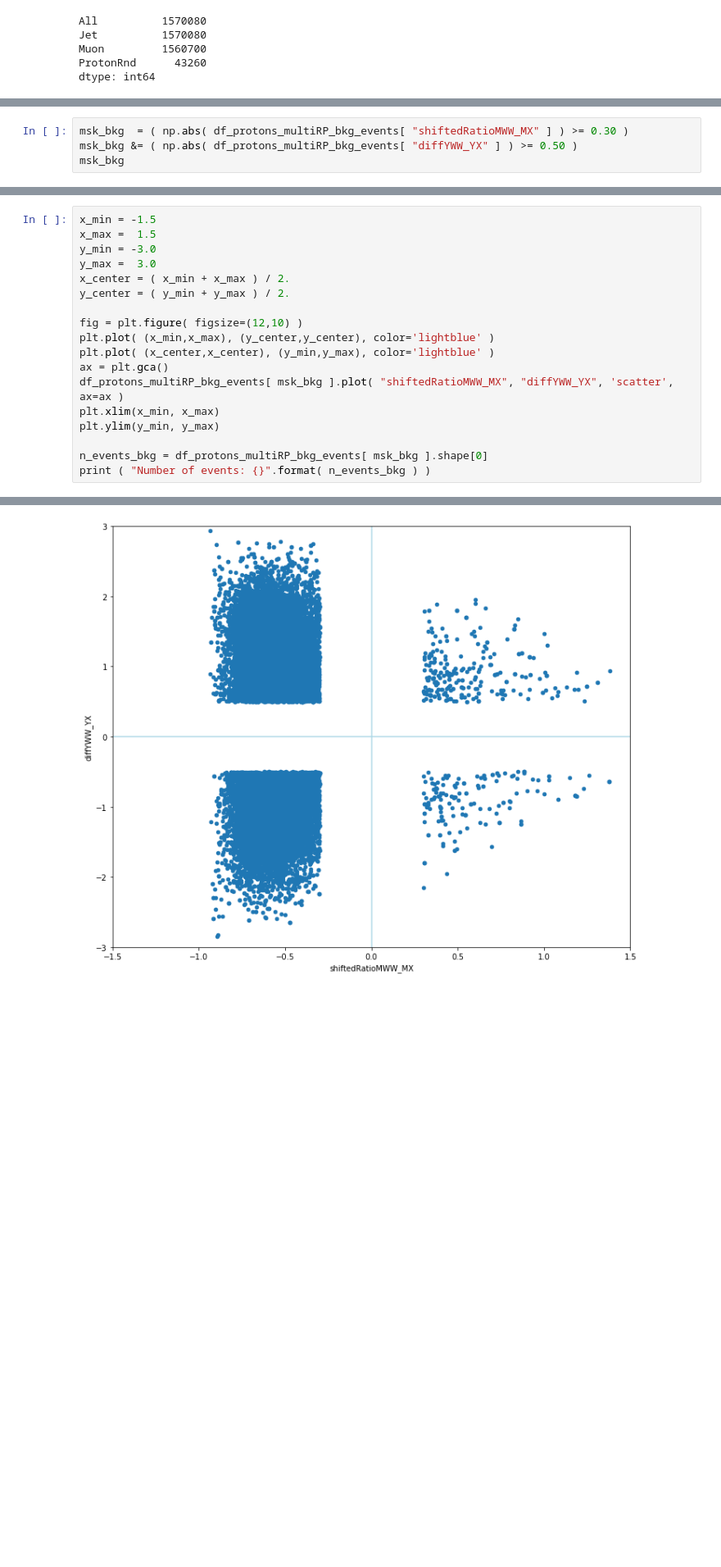
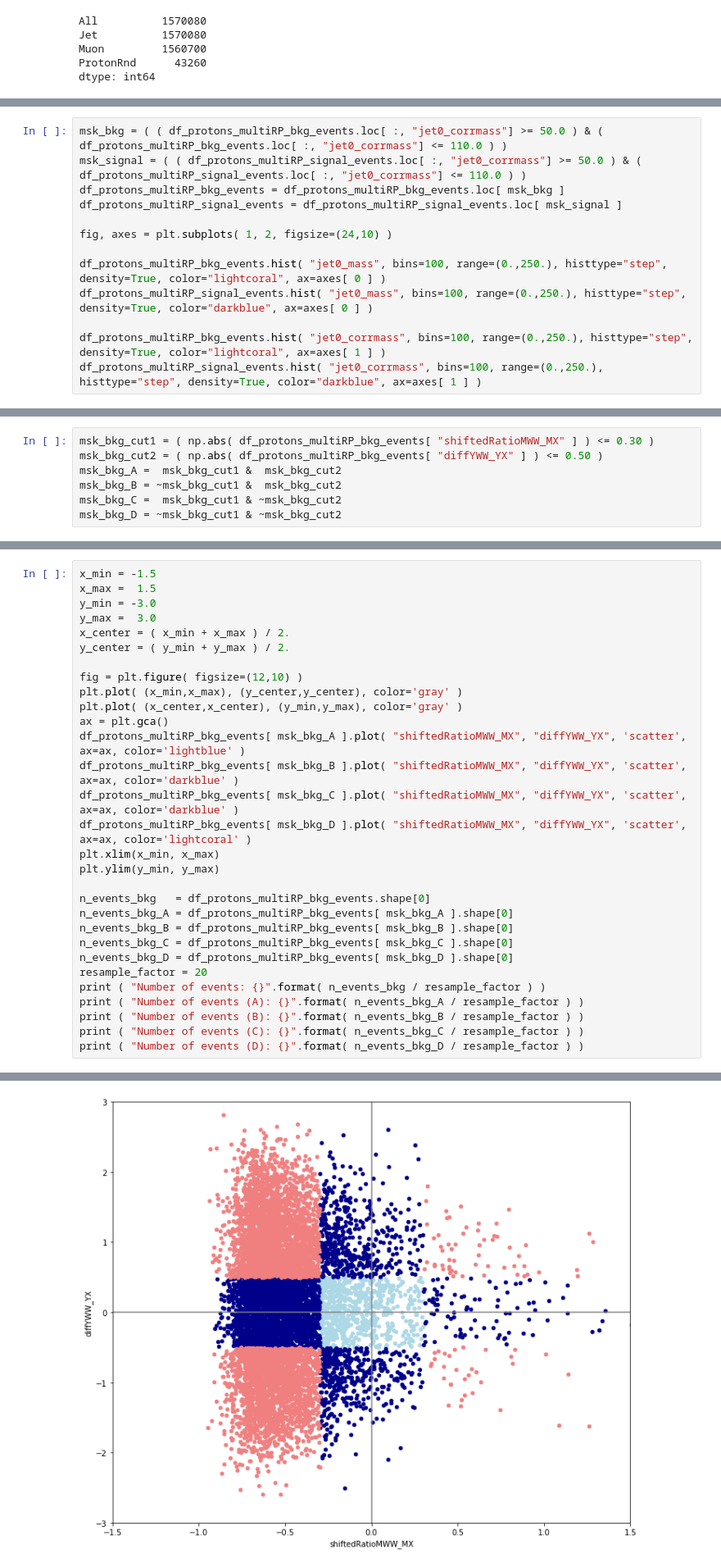
Before and after one commit to miguelgallo/pps-ww-analysis-notebook, a Jupyter notebook: Data-Inspection.ipynb, the cells around one changed output, grey strips where cells are left out. Shown at 82% size. Drawn from its saved outputs; the diff is of its cells as text; blank space fills up the shorter version.

```diff
--- a/Data-Inspection.ipynb
+++ b/Data-Inspection.ipynb
@@ -218,0 +449,13 @@ df_protons_multiRP_bkg_events
+# %%
+msk_bkg = ( ( df_protons_multiRP_bkg_events.loc[ :, "jet0_corrmass"] >= 50.0 ) & ( df_protons_multiRP_bkg_events.loc[ :, "jet0_corrmass"] <= 110.0 ) )
+msk_signal = ( ( df_protons_multiRP_signal_events.loc[ :, "jet0_corrmass"] >= 50.0 ) & ( df_protons_multiRP_signal_events.loc[ :, "jet0_corrmass"] <= 110.0 ) )
+df_protons_multiRP_bkg_events = df_protons_multiRP_bkg_events.loc[ msk_bkg ]
+df_protons_multiRP_signal_events = df_protons_multiRP_signal_events.loc[ msk_signal ]
+
+fig, axes = plt.subplots( 1, 2, figsize=(24,10) )
+
+df_protons_multiRP_bkg_events.hist( "jet0_mass", bins=100, range=(0.,250.), histtype="step", density=True, color="lightcoral", ax=axes[ 0 ] )
+df_protons_multiRP_signal_events.hist( "jet0_mass", bins=100, range=(0.,250.), histtype="step", density=True, color="darkblue", ax=axes[ 0 ] )
+
+df_protons_multiRP_bkg_events.hist( "jet0_corrmass", bins=100, range=(0.,250.), histtype="step", density=True, color="lightcoral", ax=axes[ 1 ] )
+df_protons_multiRP_signal_events.hist( "jet0_corrmass", bins=100, range=(0.,250.), histtype="step", density=True, color="darkblue", ax=axes[ 1 ] )
@@ -227,4 +582,7 @@ array([<matplotlib.axes._subplots.AxesSubplot object at 0x...>],
 # %%
-msk_bkg  = ( np.abs( df_protons_multiRP_bkg_events[ "shiftedRatioMWW_MX" ] ) >= 0.30 )
-msk_bkg &= ( np.abs( df_protons_multiRP_bkg_events[ "diffYWW_YX" ] ) >= 0.50 )
-msk_bkg
+msk_bkg_cut1 = ( np.abs( df_protons_multiRP_bkg_events[ "shiftedRatioMWW_MX" ] ) <= 0.30 )
+msk_bkg_cut2 = ( np.abs( df_protons_multiRP_bkg_events[ "diffYWW_YX" ] ) <= 0.50 )
+msk_bkg_A =  msk_bkg_cut1 &  msk_bkg_cut2
+msk_bkg_B = ~msk_bkg_cut1 &  msk_bkg_cut2
+msk_bkg_C =  msk_bkg_cut1 & ~msk_bkg_cut2
+msk_bkg_D = ~msk_bkg_cut1 & ~msk_bkg_cut2
@@ -255,13 +595,25 @@ x_center = ( x_min + x_max ) / 2.
 y_center = ( y_min + y_max ) / 2.
 
 fig = plt.figure( figsize=(12,10) )
-plt.plot( (x_min,x_max), (y_center,y_center), color='lightblue' )
-plt.plot( (x_center,x_center), (y_min,y_max), color='lightblue' )
+plt.plot( (x_min,x_max), (y_center,y_center), color='gray' )
+plt.plot( (x_center,x_center), (y_min,y_max), color='gray' )
 ax = plt.gca()
-df_protons_multiRP_bkg_events[ msk_bkg ].plot( "shiftedRatioMWW_MX", "diffYWW_YX", 'scatter', ax=ax )
+df_protons_multiRP_bkg_events[ msk_bkg_A ].plot( "shiftedRatioMWW_MX", "diffYWW_YX", 'scatter', ax=ax, color='lightblue' )
+df_protons_multiRP_bkg_events[ msk_bkg_B ].plot( "shiftedRatioMWW_MX", "diffYWW_YX", 'scatter', ax=ax, color='darkblue' )
+df_protons_multiRP_bkg_events[ msk_bkg_C ].plot( "shiftedRatioMWW_MX", "diffYWW_YX", 'scatter', ax=ax, color='darkblue' )
+df_protons_multiRP_bkg_events[ msk_bkg_D ].plot( "shiftedRatioMWW_MX", "diffYWW_YX", 'scatter', ax=ax, color='lightcoral' )
 plt.xlim(x_min, x_max)
 plt.ylim(y_min, y_max)
 
-n_events_bkg = df_protons_multiRP_bkg_events[ msk_bkg ].shape[0]
-print ( "Number of events: {}".format( n_events_bkg ) )
+n_events_bkg   = df_protons_multiRP_bkg_events.shape[0]
+n_events_bkg_A = df_protons_multiRP_bkg_events[ msk_bkg_A ].shape[0]
+n_events_bkg_B = df_protons_multiRP_bkg_events[ msk_bkg_B ].shape[0]
+n_events_bkg_C = df_protons_multiRP_bkg_events[ msk_bkg_C ].shape[0]
+n_events_bkg_D = df_protons_multiRP_bkg_events[ msk_bkg_D ].shape[0]
+resample_factor = 20
+print ( "Number of events: {}".format( n_events_bkg / resample_factor ) )
+print ( "Number of events (A): {}".format( n_events_bkg_A / resample_factor ) )
+print ( "Number of events (B): {}".format( n_events_bkg_B / resample_factor ) )
+print ( "Number of events (C): {}".format( n_events_bkg_C / resample_factor ) )
+print ( "Number of events (D): {}".format( n_events_bkg_D / resample_factor ) )
 # %% [output]
@@ -269,3 +625,3 @@ Number of events: 23807
-[figure, old version]
+[figure, new version]
 # %% [markdown]
 ### Data
```
Also changed, not shown: parts of 33 cells of this notebook, 2 other files.
